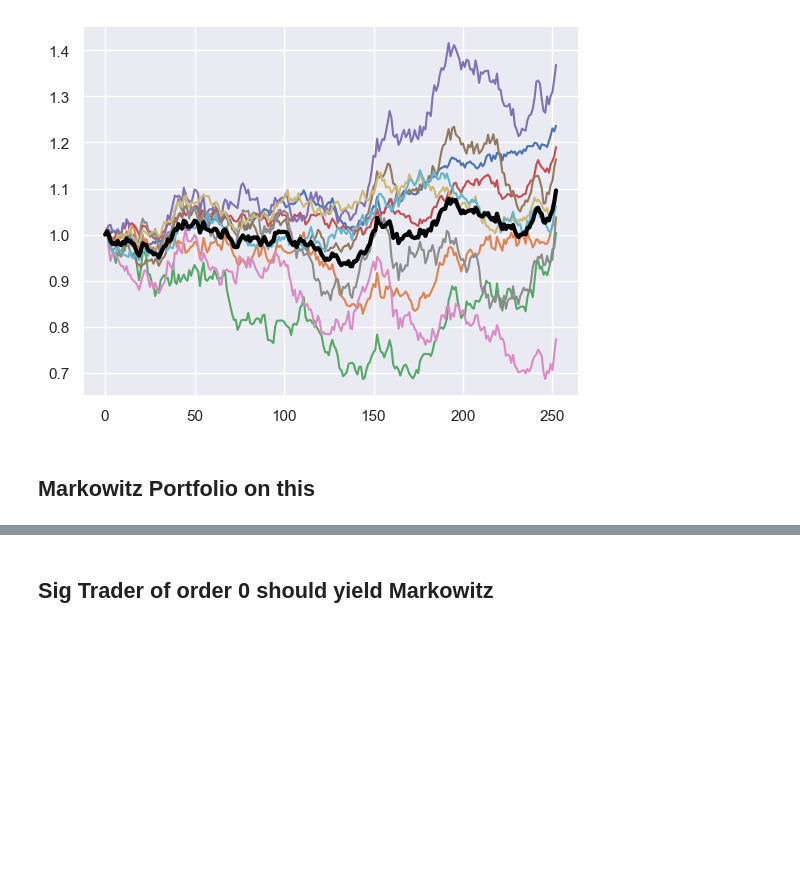
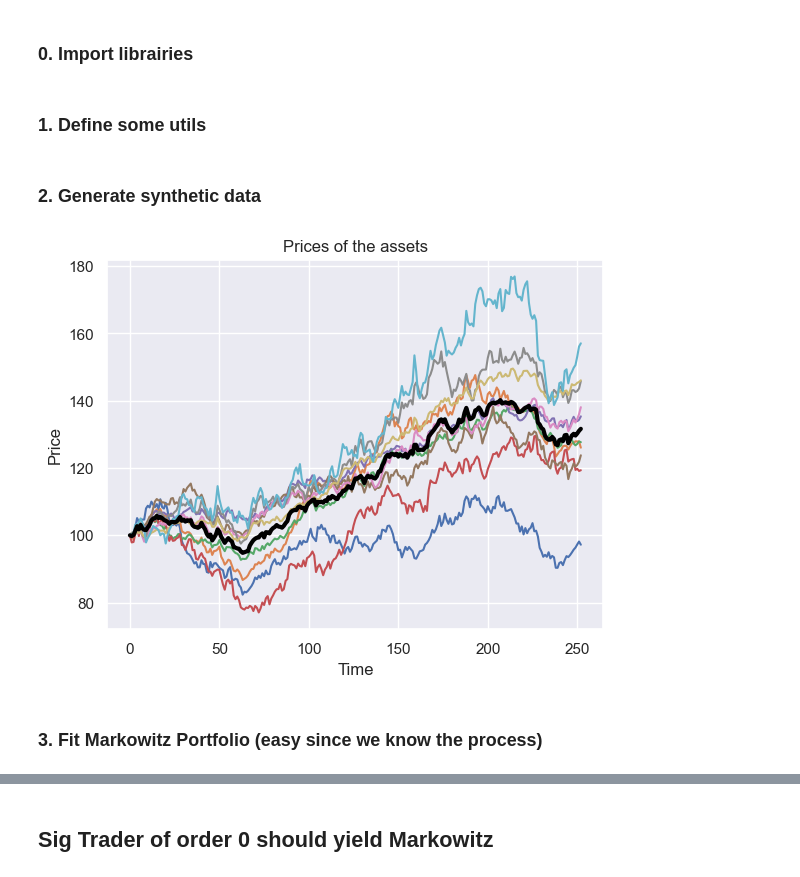
Before and after one commit to gaetanX21/SigTrading, a Jupyter notebook: src/markowitz.ipynb, the cells around one changed output, grey strips where cells are left out. Cells and saved outputs as stored; diff of their text form; code cells hidden in the pictures; blank space fills up the shorter version.

```diff
--- a/src/markowitz.ipynb
+++ b/src/markowitz.ipynb
@@ -1,3 +19,5 @@
+# %% [markdown]
+### 0. Import librairies
 # %%
 import trading_strategy
 import torch
@@ -7,6 +27,8 @@ import seaborn as sns
 import numpy as np
 
 sns.set_theme()
+# %% [markdown]
+### 1. Define some utils
 # %%
 def unif_mu(n: int, mu_min: float, mu_max: float, freq: float) -> torch.Tensor:
     """Generate n uniformly distributed mu's between mu_min and mu_max"""
@@ -50,28 +72,36 @@ def rebuild_prices(returns: torch.Tensor, initial_price: float) -> torch.Tensor:
     for i in range(returns.shape[0]):
         prices[i+1] = prices[i] * (1 + returns[i])
     return prices
+# %% [markdown]
+### 2. Generate synthetic data
 # %%
 n_assets = 10 # number of assets we're trading
 freq = 1/252 # daily data (so daily returns)
 
 # we create synthetic data
 mu_min, mu_max = 0.05, 0.3 # annual return
 mu = unif_mu(n_assets, mu_min, mu_max, freq) # hourly return
 
 sigma_min, sigma_max = 0.1, 0.3 # annual volatility
 cov = toeplitz_cov(n_assets, sigma_min, sigma_max, freq) # hourly covariance
 
 n_years = 1 # 1 year of data
 n_points = int(n_years/freq) # number of points in the time series
 returns = generate_correlated_returns(n_points, mu, cov)
+
+initial_price = 100 # initial price of the assets
+prices = rebuild_prices(returns, initial_price)
+mean_price = torch.mean(prices, dim=1)
+
+# let's plot the prices
+plt.plot(prices)
+plt.plot(mean_price, color='black', linewidth=3)
+plt.xlabel('Time')
+plt.ylabel('Price')
+plt.title('Prices of the assets')
+plt.show()
+# %% [output]
+[figure, added]
-# %%
-prices = rebuild_prices(returns, 1)
-mean_price = torch.mean(prices, dim=1)
-plt.plot(prices)
-plt.plot(mean_price, color='black', linewidth=3)
-plt.show()
-# %% [output]
-[figure, removed]
-# %% [markdown]
-## Markowitz Portfolio on this
+# %% [markdown]
+### 3. Fit Markowitz Portfolio (easy since we know the process)
 # %%
```
Also changed, not shown: parts of 13 cells of this notebook.
